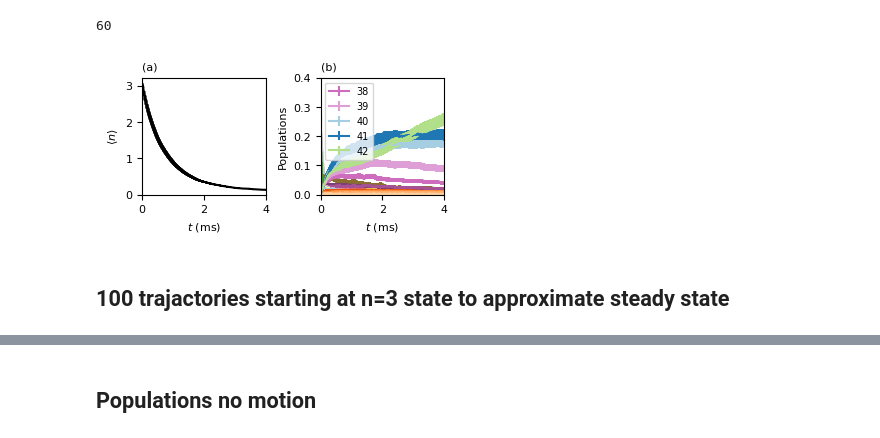
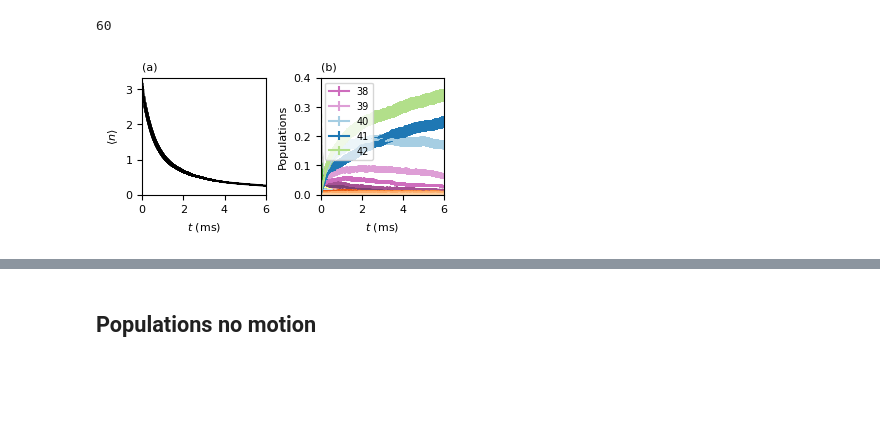
Before and after one commit to katyafouka/multi_eit, a Jupyter notebook: Lu_I7/Lu_I7_populations_.ipynb, the cells around one changed output, grey strips where cells are left out. Cells and saved outputs as stored; diff of their text form; code cells hidden in the pictures; blank space fills up the shorter version.

```diff
--- a/Lu_I7/Lu_I7_populations_.ipynb
+++ b/Lu_I7/Lu_I7_populations_.ipynb
@@ -75,9 +71,9 @@ n = []
 t = []
 n_dev = []
 for i in range(Nmax+1):
-    t.append(np.loadtxt(""+str(path_name)+"data_B4.0_D10_10_D12_20_O10_O11_70_O11_19_"+str(i)+"_Gamma_2.44745_ntraj_500_improved_step.txt")[:, 0])
-    n.append(np.loadtxt(""+str(path_name)+"data_B4.0_D10_10_D12_20_O10_O11_70_O11_19_"+str(i)+"_Gamma_2.44745_ntraj_500_improved_step.txt")[:, 1])
-    n_dev.append(np.loadtxt(""+str(path_name)+"data_B4.0_D10_10_D12_20_O10_O11_70_O11_19_"+str(i)+"_Gamma_2.44745_ntraj_500_stds_improved_step.txt")[:, 0])
+    t.append(np.loadtxt(""+str(path_name)+"data_B4.0_D10_10_D12_20_O10_O11_73_O11_19_"+str(i)+"_Gamma_2.44745_ntraj_500_improved_step.txt")[:, 0])
+    n.append(np.loadtxt(""+str(path_name)+"data_B4.0_D10_10_D12_20_O10_O11_73_O11_19_"+str(i)+"_Gamma_2.44745_ntraj_500_improved_step.txt")[:, 1])
+    n_dev.append(np.loadtxt(""+str(path_name)+"data_B4.0_D10_10_D12_20_O10_O11_73_O11_19_"+str(i)+"_Gamma_2.44745_ntraj_500_stds_improved_step.txt")[:, 0])
 # %%
 nMC = np.zeros(len(t[0]))
 for i in range(Nmax+1):
@@ -94,8 +90,8 @@ for j in range(60):
     pop = []
     pop_div = []
     for i in range(Nmax+1):
-        pop.append(P[i]*np.loadtxt(""+str(path_name)+"data_B4.0_D10_10_D12_20_O10_O11_70_O11_19_"+str(i)+"_Gamma_2.44745_ntraj_500_improved_step.txt")[:,j+2])
-        pop_div.append(P[i]*np.loadtxt(""+str(path_name)+"data_B4.0_D10_10_D12_20_O10_O11_70_O11_19_"+str(i)+"_Gamma_2.44745_ntraj_500_stds_improved_step.txt")[:,j+1])
+        pop.append(P[i]*np.loadtxt(""+str(path_name)+"data_B4.0_D10_10_D12_20_O10_O11_73_O11_19_"+str(i)+"_Gamma_2.44745_ntraj_500_improved_step.txt")[:,j+2])
+        pop_div.append(P[i]*np.loadtxt(""+str(path_name)+"data_B4.0_D10_10_D12_20_O10_O11_73_O11_19_"+str(i)+"_Gamma_2.44745_ntraj_500_stds_improved_step.txt")[:,j+1])
     pop_=np.sum(pop,axis=0)
     pop_div_=np.sum(pop_div,axis=0)
 
@@ -140,39 +136,37 @@ ax1 = fig.add_subplot(gs[0, 0])
 ax1.set_title(r'(a)',loc='left',fontdict={'fontsize': 8})
 ax1.errorbar(t[0]*1e-3,nMC,yerr = nMC_dev,color='black',ecolor='black')
 ax1.set_ylim(0)
-ax1.set_xlim(0,4)
+ax1.set_xlim(0,6)
 ax1.set_ylabel('$\\langle n \\rangle$')
 ax1.set_xlabel('$t$ (ms)')
 
 
 
 ax3 = fig.add_subplot(gs[0, 1])
 ax3.set_title(r'(b)',loc='left',fontdict={'fontsize': 8})
 for i in range(60):
     ax3.errorbar(t[0]*1e-3,pops[i],yerr = pops_divs[i],color=colors[i])
 i=38
 ax3.errorbar(t[0]*1e-3,pops[i],yerr = pops_divs[i],label=str(i),color=colors[i])
 i=39
 ax3.errorbar(t[0]*1e-3,pops[i],yerr = pops_divs[i],label=str(i),color=colors[i])
 i=40
 ax3.errorbar(t[0]*1e-3,pops[i],yerr = pops_divs[i],label=str(i),color=colors[i])
 i=41
 ax3.errorbar(t[0]*1e-3,pops[i],yerr = pops_divs[i],label=str(i),color=colors[i])
 i=42
 ax3.errorbar(t[0]*1e-3,pops[i],yerr = pops_divs[i],label=str(i),color=colors[i])
 
 ax3.set_ylabel('Populations')
 ax3.set_xlabel('$t$ (ms)')
 ax3.set_ylim(0,0.4)
-ax3.set_xlim(0,4)
+ax3.set_xlim(0,6)
 ax3.legend(loc='upper left',prop={'size': 7})
 
 
 plt.savefig("I7_populations.pdf",bbox_inches = "tight")
 
 
 plt.show()
 # %% [output]
-[figure, old version]
+[figure, new version]
-# %% [markdown]
-## 100 trajactories starting at n=3 state to approximate steady state
```
Also changed, not shown: parts of 21 cells of this notebook.
